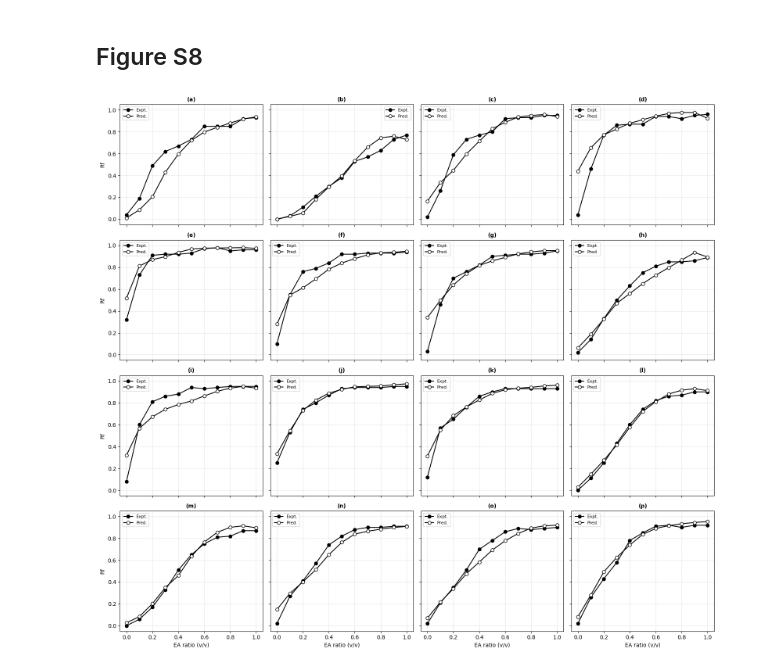
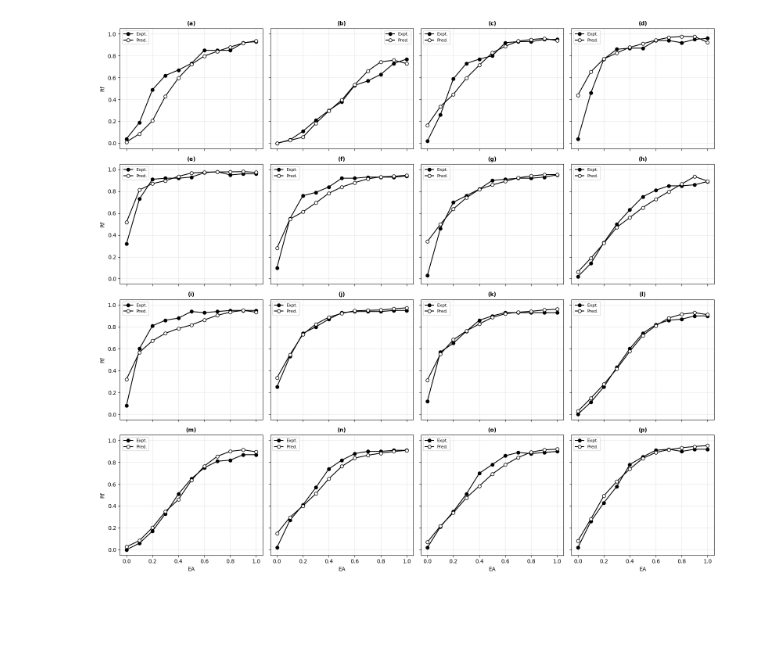
Before and after one commit to ACCA-KU/DTLC, a Jupyter notebook: Predictive_models/model_validation/rf_prediction.ipynb, the cells around one changed output. Cells and saved outputs as stored; diff of their text form; code cells hidden in the pictures; blank space fills up the shorter version.

```diff
--- a/Predictive_models/model_validation/rf_prediction.ipynb
+++ b/Predictive_models/model_validation/rf_prediction.ipynb
@@ -169,7 +9,7 @@ def predict_vol_ratio_csv(input_csv, output_csv=None):
 # %%
-input_csv = './DB/Rf/pred_list.csv'
-result = predict_vol_ratio_csv(input_csv, output_csv='./DB/Rf/pred_result.csv')
-result.head(15)
+input_csv = os.path.join(DTLC_ROOT, 'DB', 'pred_list1.csv')
+result1 = predict_vol_ratio_csv(input_csv, output_csv='./DB/Rf/pred_result.csv')
+result1.head(15)
 # %% [output]
 >>> making graph...
 Processing...
@@ -199,50 +39,7 @@ Done!
 | 12 | CC(=O)NC1=CC=CC=C1 | CCCCCC | CCOC(C)=O | 0.9 | 0.1 | 0.03 | 0.026319 |
 | 13 | CC(=O)NC1=CC=CC=C1 | CCCCCC | CCOC(C)=O | 0.8 | 0.2 | 0.11 | 0.055736 |
 | 14 | CC(=O)NC1=CC=CC=C1 | CCCCCC | CCOC(C)=O | 0.7 | 0.3 | 0.21 | 0.182372 |
-# %% [markdown]
-## Figure S8
 # %%
-import string
-
-molecules = result['Smiles'].unique()
-n_mol = len(molecules)
-n_cols = 4
-n_rows = int(np.ceil(n_mol / n_cols))
-
-#
-labels = list(string.ascii_lowercase)
-
-fig, axes = plt.subplots(n_rows, n_cols, figsize=(4 * n_cols, 3.6 * n_rows), sharex=True, sharey=True)
-axes = np.array(axes).reshape(-1)
-
-for idx, (ax, smi) in enumerate(zip(axes, molecules)):
-    sub = result[result['Smiles'] == smi].sort_values('ratio2')
-    ea_ratio = sub['ratio2']
-
-    ax.plot(ea_ratio, sub['Rf'], 'o-', color='black', label='Expt.')
-    ax.plot(ea_ratio, sub['BLI_GAT_Rf'], 'o-', color='black', markerfacecolor='white', label='Pred.')
-
-
-    ax.set_title(f'({labels[idx]})', fontsize=10, fontweight='bold')
-
-
-    ax.set_xlim(-0.05, 1.05)
-    ax.set_ylim(-0.05, 1.05)
-    ax.set_xticks(np.arange(0, 1.1, 0.2))
-    ax.grid(alpha=0.3)
-    ax.legend(fontsize=8, loc='best')
-
-
-for ax in axes[n_mol:]:
-    ax.axis('off')
-
-#
-for ax in axes[(n_rows - 1) * n_cols:]:
-    ax.set_xlabel('EA ratio (v/v)')
-for ax in axes[::n_cols]:
-    ax.set_ylabel('Rf')
-
-plt.tight_layout()
-plt.show()
+plot_functional(result1, n_cols=4)
 # %% [output]
-[figure, old version]
+[figure, new version]
```
Also changed, not shown: parts of 14 cells of this notebook, 40 other files.
